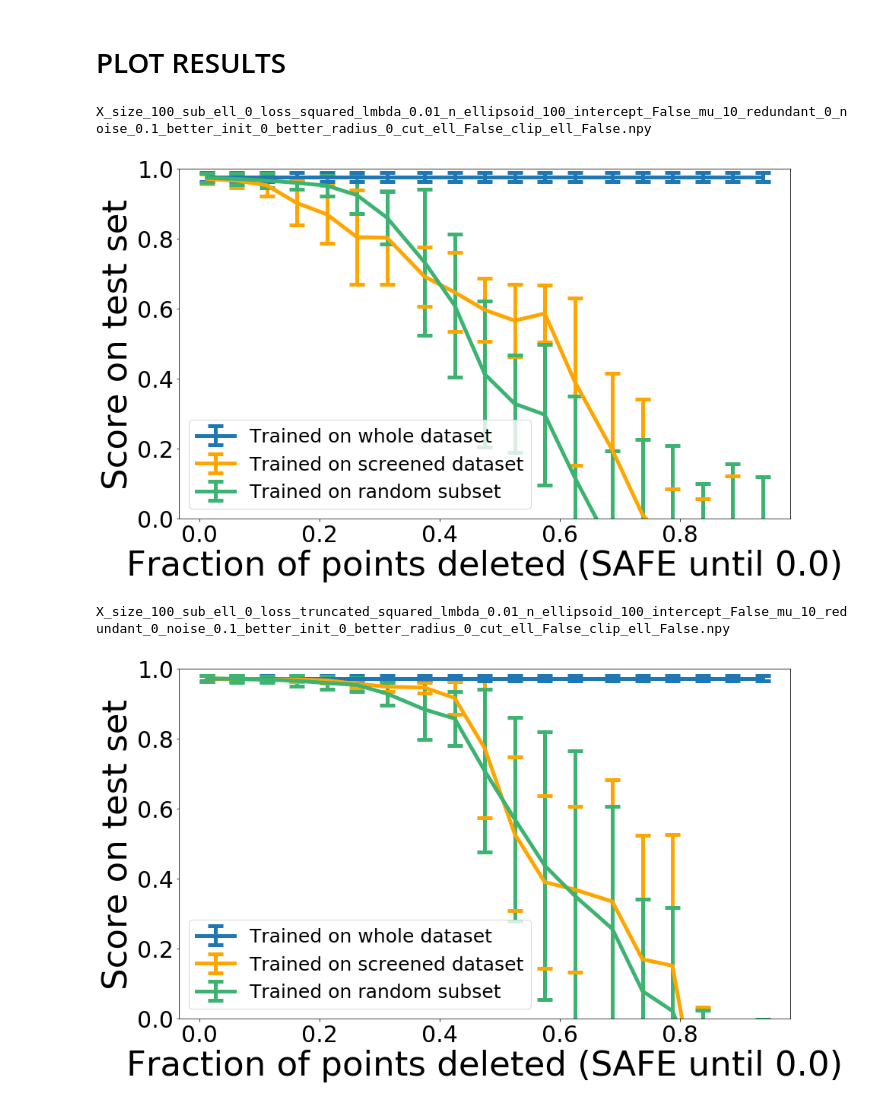
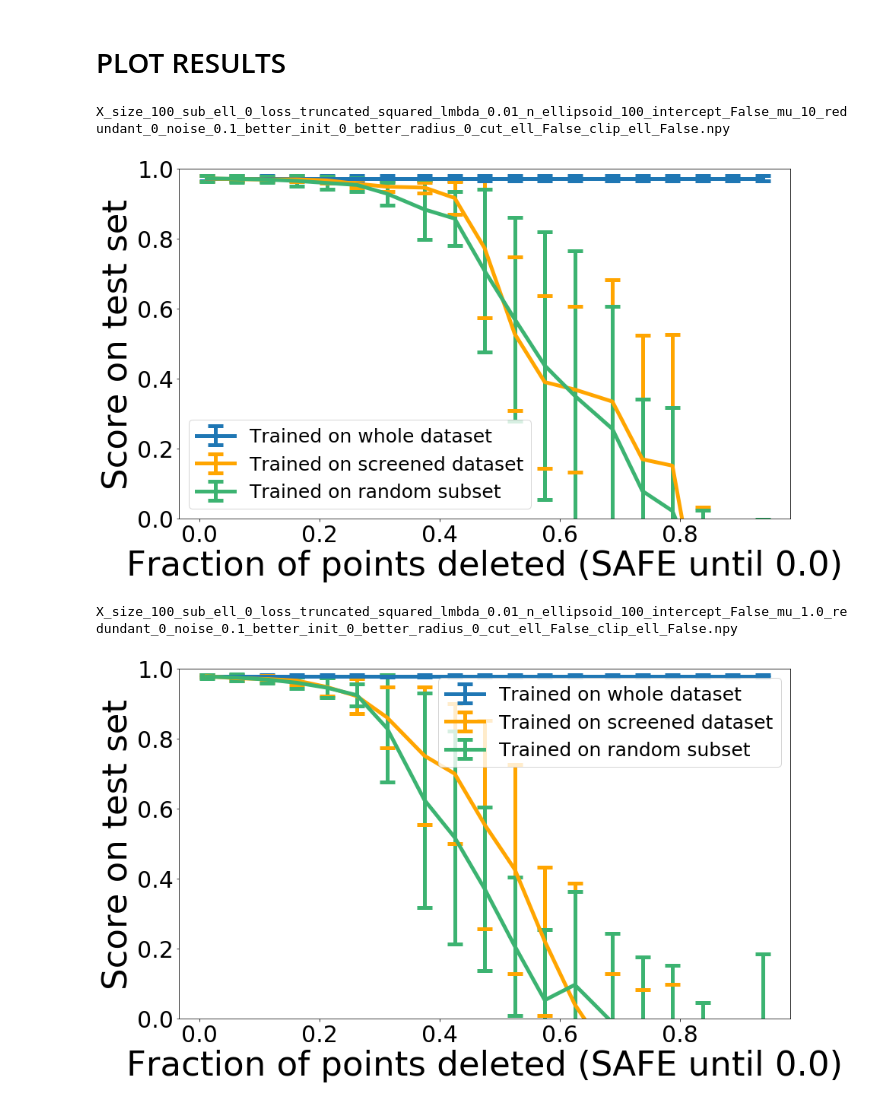
Before and after one commit to GregoireMialon/screening_samples, a Jupyter notebook: visualization.ipynb, the cells around one changed output. Saved outputs shown, nothing was run; the diff lists cells and outputs as text; code cells hidden in the pictures.

```diff
--- a/visualization.ipynb
+++ b/visualization.ipynb
@@ -21,11 +21,11 @@ def show_results(conds, zoom):
         print('Sorry, the combination you asked is not in the results.')
     return
 # %%
-conds = ['X_size']
+conds = ['X_size_100', 'loss_truncated_squared']
 zoom = (0, 1)
 show_results(conds, zoom)
 # %% [output]
-X_size_100_sub_ell_0_loss_squared_lmbda_0.01_n_ellipsoid_100_intercept_False_mu_10_redundant_0_noise_0.1_better_init_0_better_radius_0_cut_ell_False_clip_ell_False.npy
+X_size_100_sub_ell_0_loss_truncated_squared_lmbda_0.01_n_ellipsoid_100_intercept_False_mu_10_redundant_0_noise_0.1_better_init_0_better_radius_0_cut_ell_False_clip_ell_False.npy
-[figure, old version]
+[figure, new version]
-X_size_100_sub_ell_0_loss_truncated_squared_lmbda_0.01_n_ellipsoid_100_intercept_False_mu_10_redundant_0_noise_0.1_better_init_0_better_radius_0_cut_ell_False_clip_ell_False.npy
+X_size_100_sub_ell_0_loss_truncated_squared_lmbda_0.01_n_ellipsoid_100_intercept_False_mu_1.0_redundant_0_noise_0.1_better_init_0_better_radius_0_cut_ell_False_clip_ell_False.npy
-[figure, old version]
+[figure, new version]
```
Also changed, not shown: 3 other files.
